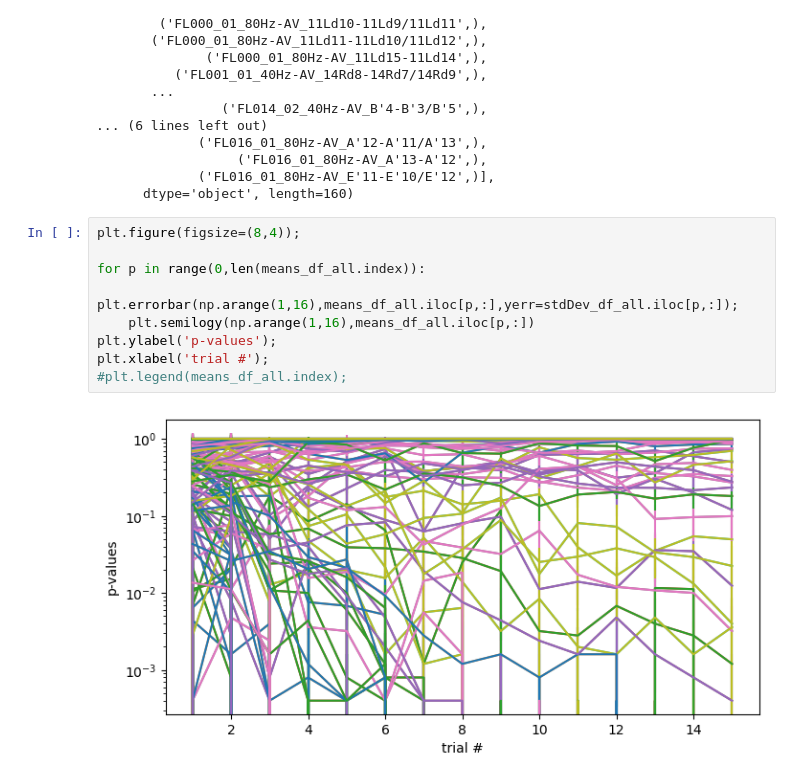
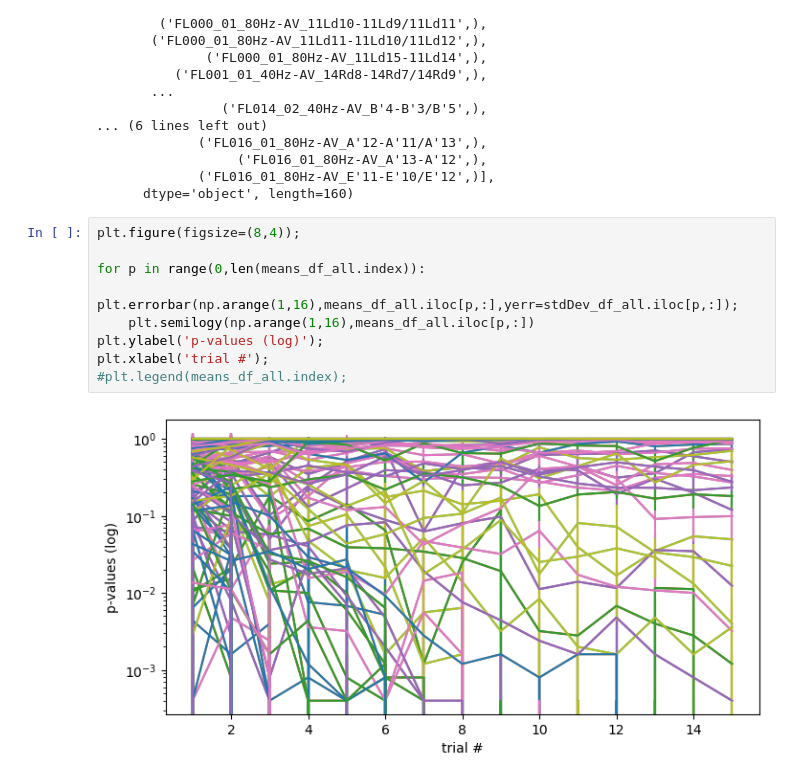
Before and after one commit to Simurgh818/NumTrials_NeededPer_FreqChoice, a Jupyter notebook: NumTrialsPerFreq.ipynb, the cells around one changed output. Drawn from its saved outputs; the diff is of its cells as text.

```diff
--- a/NumTrialsPerFreq.ipynb
+++ b/NumTrialsPerFreq.ipynb
@@ -235,11 +235,11 @@ Index([         ('FL000_01_40Hz-AV_13Ld1-13Ld2',),
 # %%
 plt.figure(figsize=(8,4));
 
 for p in range(0,len(means_df_all.index)):
     plt.errorbar(np.arange(1,16),means_df_all.iloc[p,:],yerr=stdDev_df_all.iloc[p,:]);
     plt.semilogy(np.arange(1,16),means_df_all.iloc[p,:])
-plt.ylabel('p-values');
+plt.ylabel('p-values (log)');
 plt.xlabel('trial #');
 #plt.legend(means_df_all.index);
 # %% [output]
-[figure, old version]
+[figure, new version]
```
Also changed, not shown: parts of 3 cells of this notebook.
